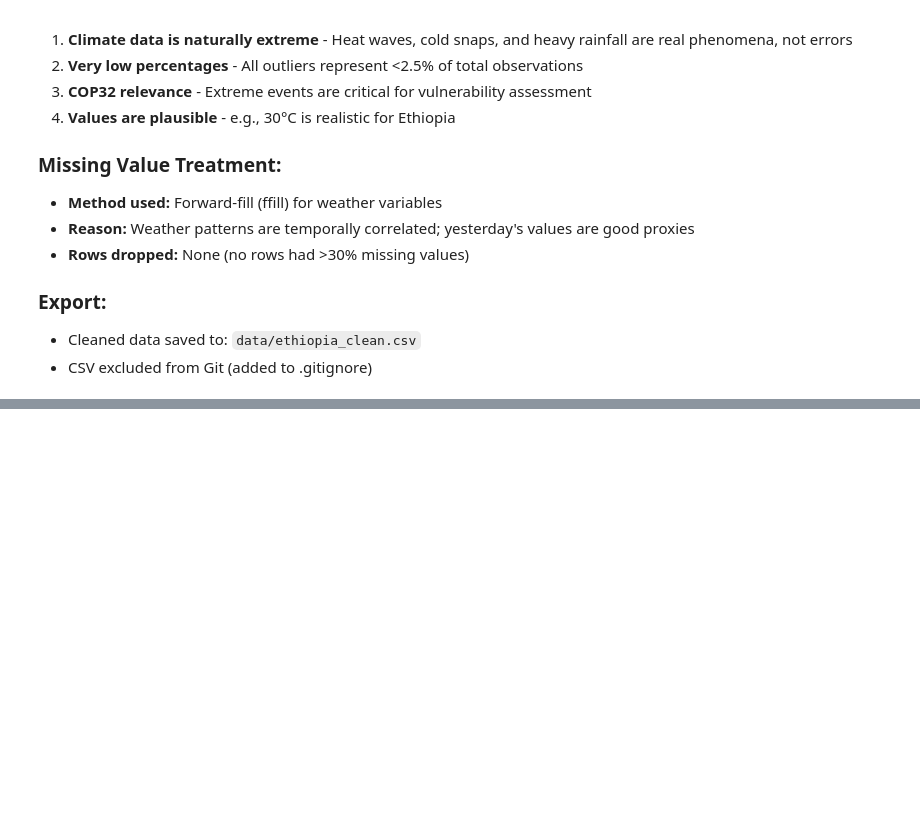
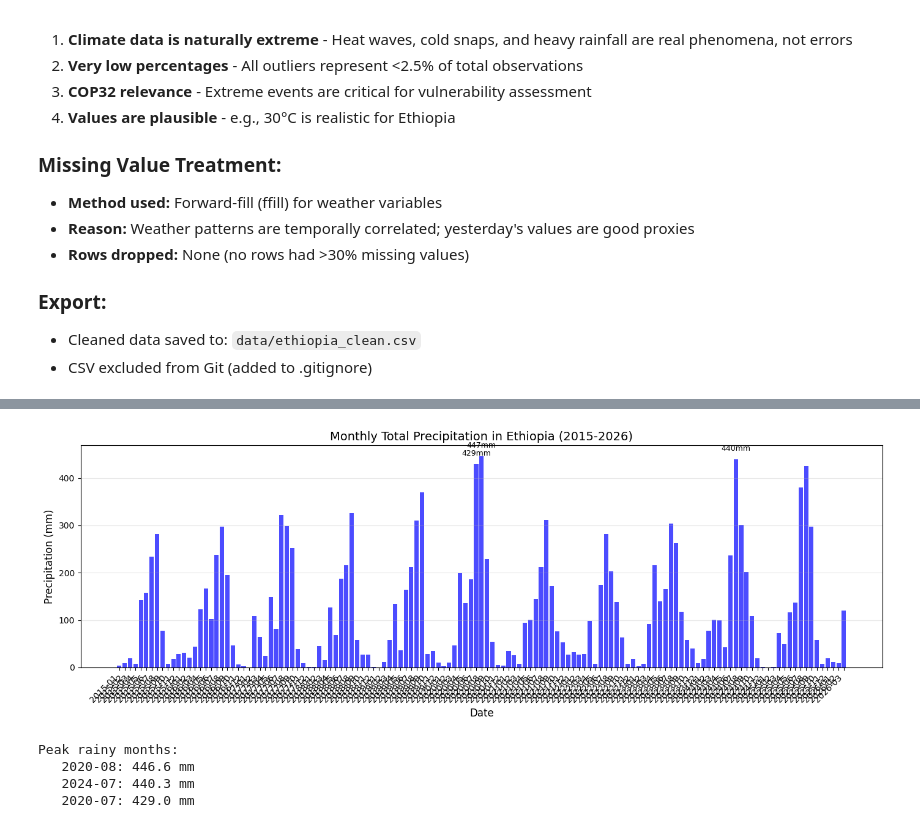
Before and after one commit to nardos-tsige/climate-challenge-week0, a Jupyter notebook: src/notebooks/ethiopia_eda.ipynb, the cells around one changed output, grey strips where cells are left out. Drawn from its saved outputs; the diff is of its cells as text; code cells hidden in the pictures; blank space fills up the shorter version.

```diff
--- a/src/notebooks/ethiopia_eda.ipynb
+++ b/src/notebooks/ethiopia_eda.ipynb
@@ -336,0 +401,33 @@ WS2M_MAX: 5 outliers (0.12%)
+# %%
+# Monthly total precipitation
+monthly_rain = df.groupby(df['Date'].dt.to_period('M'))['PRECTOTCORR'].sum()
+
+plt.figure(figsize=(14, 5))
+bars = plt.bar(monthly_rain.index.astype(str), monthly_rain.values, color='blue', alpha=0.7)
+
+# Annotate peak rainy months
+top3 = monthly_rain.nlargest(3)
+for month in top3.index:
+    idx = list(monthly_rain.index).index(month)
+    plt.annotate(f'{top3[month]:.0f}mm',
+                 xy=(idx, top3[month]),
+                 xytext=(0, 10), textcoords='offset points',
+                 ha='center', fontsize=9)
+
+plt.title('Monthly Total Precipitation in Ethiopia (2015-2026)', fontsize=14)
+plt.xlabel('Date', fontsize=12)
+plt.ylabel('Precipitation (mm)', fontsize=12)
+plt.xticks(rotation=45, ha='right')
+plt.grid(True, alpha=0.3, axis='y')
+plt.tight_layout()
+plt.show()
+
+print(f"\nPeak rainy months:")
+for month, rain in top3.items():
+    print(f"   {month}: {rain:.1f} mm")
+# %% [output]
+[figure, added]
+Peak rainy months:
+   2020-08: 446.6 mm
+   2024-07: 440.3 mm
+   2020-07: 429.0 mm
```
Also changed, not shown: parts of 10 cells of this notebook, 13 other files.
